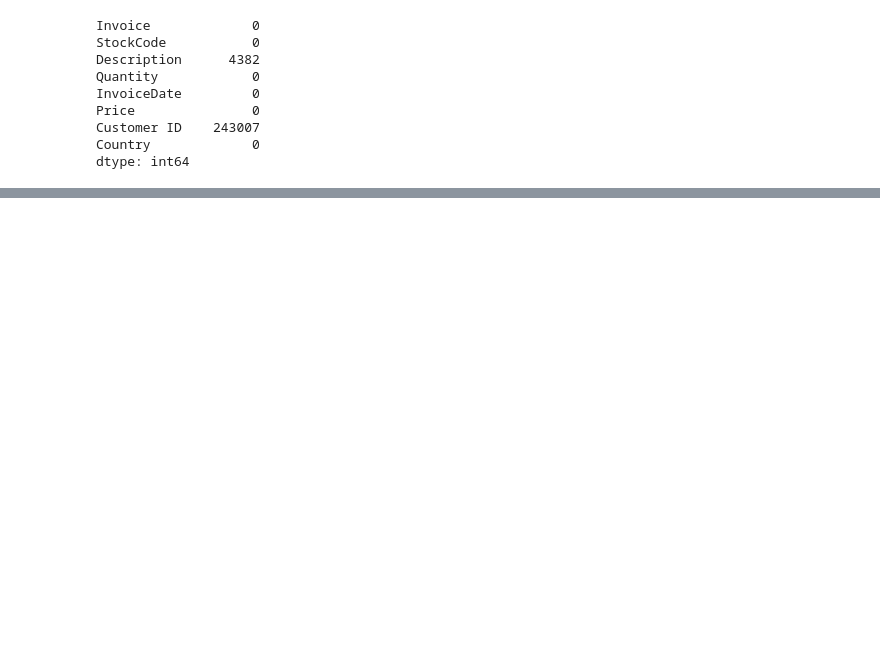
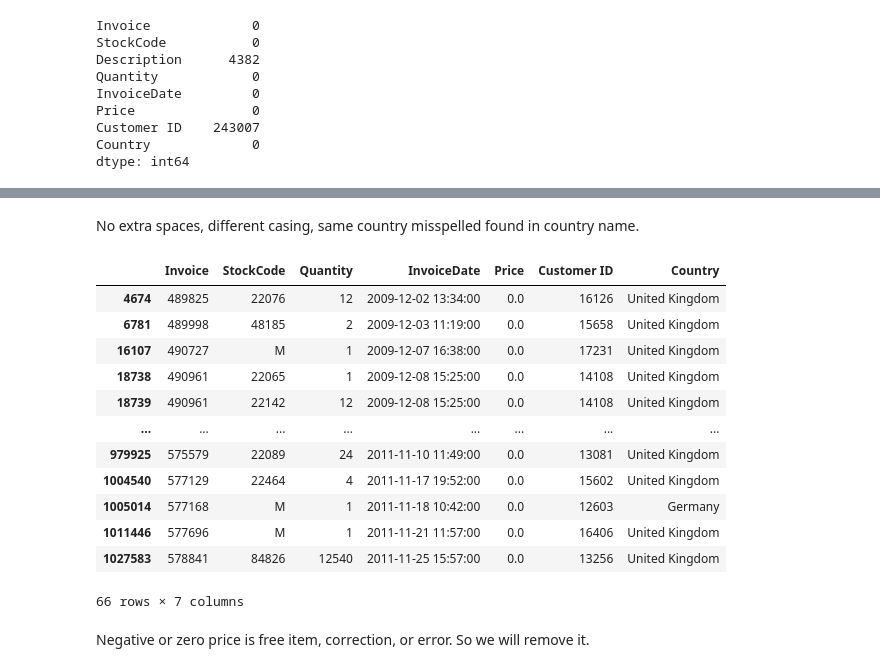
Before and after one commit to nikhildhole/retail-crunch-segmentation, a Jupyter notebook: Customer_Segmentation_and_Crunch_Prediction.ipynb, the cells around one changed output, grey strips where cells are left out. Saved outputs shown, nothing was run; the diff lists cells and outputs as text; code cells hidden in the pictures; blank space fills up the shorter version.

```diff
--- a/Customer_Segmentation_and_Crunch_Prediction.ipynb
+++ b/Customer_Segmentation_and_Crunch_Prediction.ipynb
@@ -91,6 +309,3 @@ Price          float64
 Customer ID    float64
 Country            str
 dtype: object
-# %%
-# As we are not going to use the Description column, we can drop it
-df = df.drop("Description", axis=1)
@@ -178,0 +314,6 @@ invoice_counts_per_day.plot(figsize=(12,6))
+# %%
+df["InvoiceDate"] = pd.to_datetime(df["InvoiceDate"])
+# %%
+df["Customer ID"] = df["Customer ID"].astype("int").astype("str")
+# %%
+df["Country"] = df["Country"].astype("category")
@@ -178,0 +353,20 @@ invoice_counts_per_day.plot(figsize=(12,6))
+# %% [markdown]
+No extra spaces, different casing, same country misspelled found in country name.
+# %%
+df[df["Price"] <= 0]
+# %% [output]
+|  | Invoice | StockCode | Quantity | InvoiceDate | Price | Customer ID | Country |
+| 4674 | 489825 | 22076 | 12 | 2009-12-02 13:34:00 | 0.0 | 16126 | United Kingdom |
+| 6781 | 489998 | 48185 | 2 | 2009-12-03 11:19:00 | 0.0 | 15658 | United Kingdom |
+| 16107 | 490727 | M | 1 | 2009-12-07 16:38:00 | 0.0 | 17231 | United Kingdom |
+| 18738 | 490961 | 22065 | 1 | 2009-12-08 15:25:00 | 0.0 | 14108 | United Kingdom |
+| 18739 | 490961 | 22142 | 12 | 2009-12-08 15:25:00 | 0.0 | 14108 | United Kingdom |
+| ... | ... | ... | ... | ... | ... | ... | ... |
+| 979925 | 575579 | 22089 | 24 | 2011-11-10 11:49:00 | 0.0 | 13081 | United Kingdom |
+| 1004540 | 577129 | 22464 | 4 | 2011-11-17 19:52:00 | 0.0 | 15602 | United Kingdom |
+| 1005014 | 577168 | M | 1 | 2011-11-18 10:42:00 | 0.0 | 12603 | Germany |
+| 1011446 | 577696 | M | 1 | 2011-11-21 11:57:00 | 0.0 | 16406 | United Kingdom |
+| 1027583 | 578841 | 84826 | 12540 | 2011-11-25 15:57:00 | 0.0 | 13256 | United Kingdom |
+66 rows × 7 columns
+# %% [markdown]
+Negative or zero price is free item, correction, or error. So we will remove it.
```
Also changed, not shown: parts of 66 cells of this notebook.
